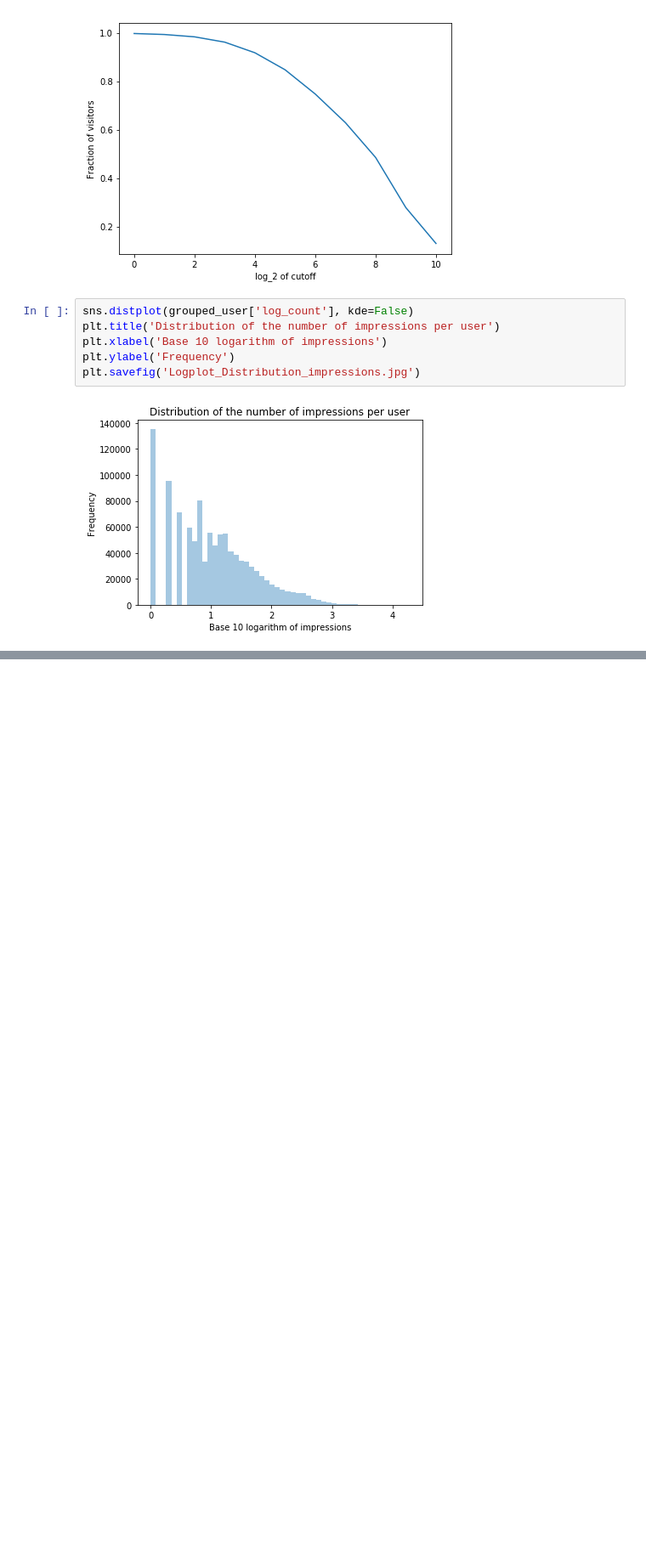
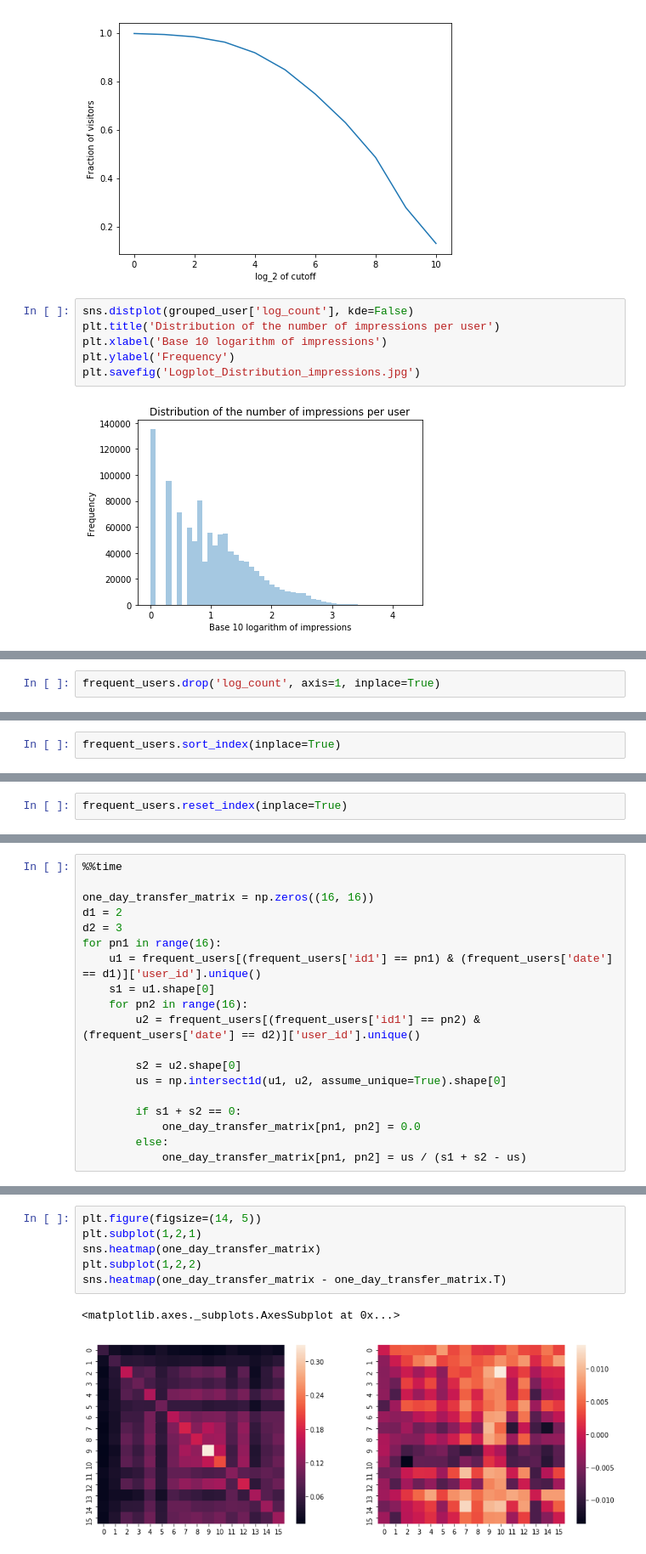
Before and after one commit to arminosaurus-rex/IDAO_Qualification_2018, a Jupyter notebook: notebooks/02_ak_next_day_predictions.ipynb, the cells around one changed output, grey strips where cells are left out. Shown: that part at 85% size. Saved outputs shown, nothing was run; the diff lists cells and outputs as text; blank space fills up the shorter version.

```diff
--- a/notebooks/02_ak_next_day_predictions.ipynb
+++ b/notebooks/02_ak_next_day_predictions.ipynb
@@ -113,0 +187,2 @@ plt.savefig('Logplot_Distribution_impressions.jpg')
+# %%
+frequent_users.drop('log_count', axis=1, inplace=True)
@@ -113,0 +199,2 @@ plt.savefig('Logplot_Distribution_impressions.jpg')
+# %%
+frequent_users.sort_index(inplace=True)
@@ -113,0 +211,2 @@ plt.savefig('Logplot_Distribution_impressions.jpg')
+# %%
+frequent_users.reset_index(inplace=True)
@@ -113,0 +215,19 @@ plt.savefig('Logplot_Distribution_impressions.jpg')
+# %%
+%%time
+
+one_day_transfer_matrix = np.zeros((16, 16))
+d1 = 2
+d2 = 3
+for pn1 in range(16):
+    u1 = frequent_users[(frequent_users['id1'] == pn1) & (frequent_users['date'] == d1)]['user_id'].unique()
+    s1 = u1.shape[0]
+    for pn2 in range(16):
+        u2 = frequent_users[(frequent_users['id1'] == pn2) & (frequent_users['date'] == d2)]['user_id'].unique()
+
+        s2 = u2.shape[0]
+        us = np.intersect1d(u1, u2, assume_unique=True).shape[0]
+
+        if s1 + s2 == 0:
+            one_day_transfer_matrix[pn1, pn2] = 0.0
+        else:
+            one_day_transfer_matrix[pn1, pn2] = us / (s1 + s2 - us)
@@ -113,0 +237,9 @@ plt.savefig('Logplot_Distribution_impressions.jpg')
+# %%
+plt.figure(figsize=(14, 5))
+plt.subplot(1,2,1)
+sns.heatmap(one_day_transfer_matrix)
+plt.subplot(1,2,2)
+sns.heatmap(one_day_transfer_matrix - one_day_transfer_matrix.T)
+# %% [output]
+<matplotlib.axes._subplots.AxesSubplot at 0x...>
+[figure, added]
```
Also changed, not shown: parts of 24 cells of this notebook.
